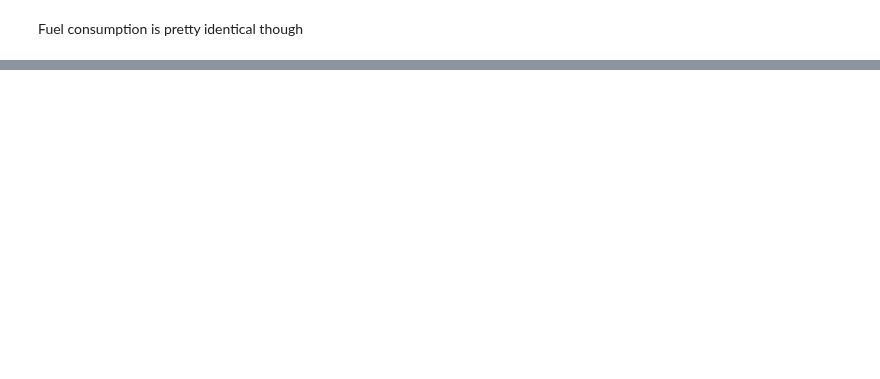
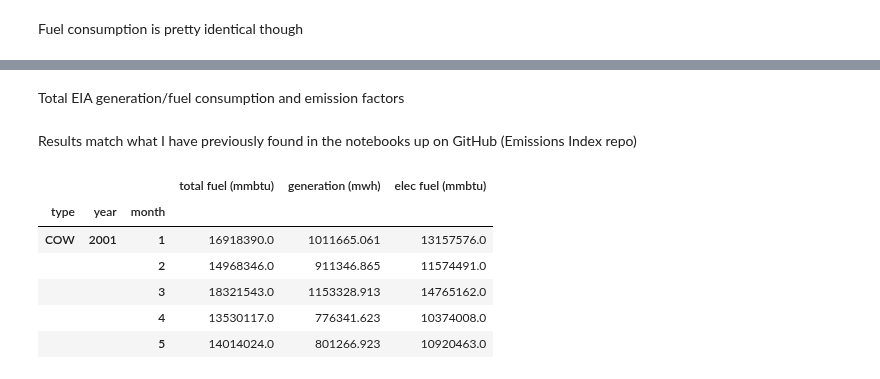
Before and after one commit to gschivley/carbon-index, a Jupyter notebook: Notebooks/Test functions.ipynb, the cells around one changed output, grey strips where cells are left out. Saved outputs shown, nothing was run; the diff lists cells and outputs as text; code cells hidden in the pictures; blank space fills up the shorter version.

```diff
--- a/Notebooks/Test functions.ipynb
+++ b/Notebooks/Test functions.ipynb
@@ -101,0 +127,2 @@ gen_fuels['total fuel (mmbtu)'].sum(), gen_fuels['elec fuel (mmbtu)'].sum()
+# %% [markdown]
+Total EIA generation/fuel consumption and emission factors
@@ -101,0 +140,12 @@ gen_fuels['total fuel (mmbtu)'].sum(), gen_fuels['elec fuel (mmbtu)'].sum()
+# %% [markdown]
+Results match what I have previously found in the notebooks up on GitHub (Emissions Index repo)
+# %%
+extra_gen_fuel.head()
+# %% [output]
+|  |  |  | total fuel (mmbtu) | generation (mwh) | elec fuel (mmbtu) |
+| type | year | month |  |  |  |
+| COW | 2001 | 1 | 16918390.0 | 1011665.061 | 13157576.0 |
+|  |  | 2 | 14968346.0 | 911346.865 | 11574491.0 |
+|  |  | 3 | 18321543.0 | 1153328.913 | 14765162.0 |
+|  |  | 4 | 13530117.0 | 776341.623 | 10374008.0 |
+|  |  | 5 | 14014024.0 | 801266.923 | 10920463.0 |
```
Also changed, not shown: parts of 24 cells of this notebook.
